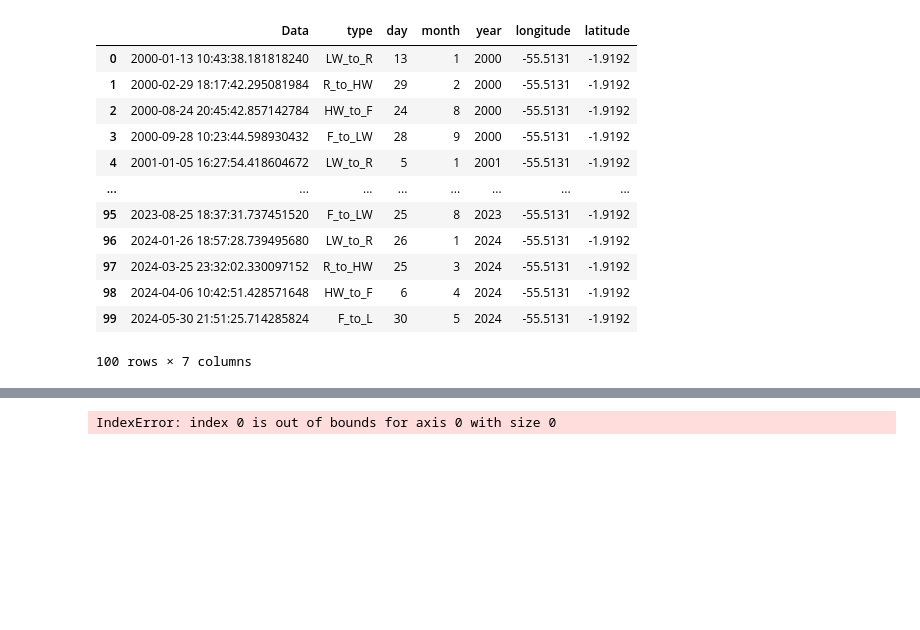
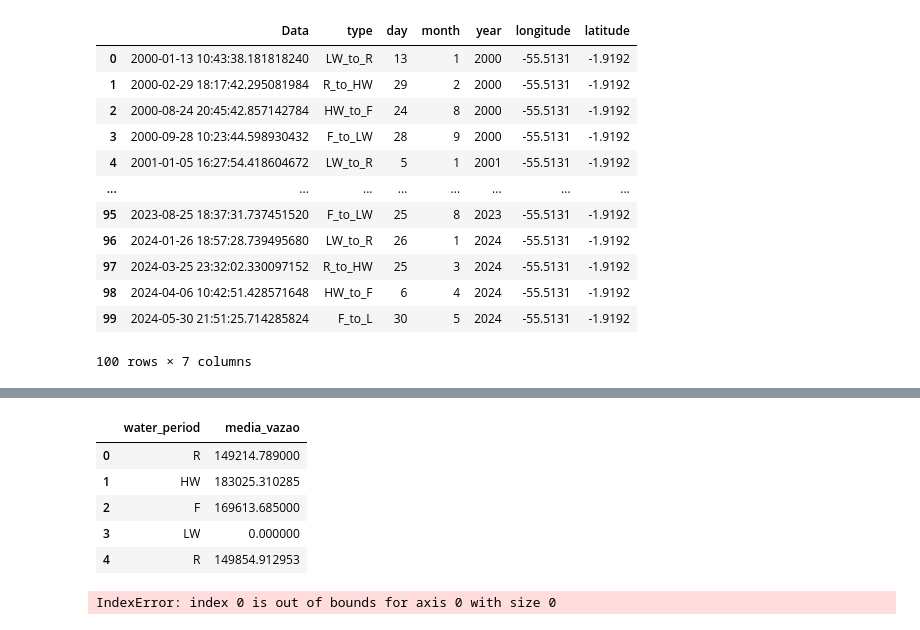
Before and after one commit to larissavaladao/py6s_harmonize_sample, a Jupyter notebook: 5. parameters_by_period/5.discharge_timeseries.ipynb, the cells around one changed output, grey strips where cells are left out. Drawn from its saved outputs; the diff is of its cells as text; code cells hidden in the pictures; blank space fills up the shorter version.

```diff
--- a/5. parameters_by_period/5.discharge_timeseries.ipynb
+++ b/5. parameters_by_period/5.discharge_timeseries.ipynb
@@ -133,23 +133,26 @@ df_period_limits
 100 rows × 7 columns
 # %%
 import numpy as np
+import math
 # print()
 # df
 # df_period_limits
 
+#avaliar se dá ruim quando o periodo se inicia em um ano e termina em outro
 
 # def set_period(row):
 #   return df_period_limits.loc[(df_period_limits['month'] == row['month'])&(df_period_limits['year'] == row['year'])]['type'].values[0]
 lista_periodo = []
 lista_media_vazao = []
 # for i in range(0,len(df_period_limits)-1):
-for i in range(0,3):
+for i in range(0,5):
   x = df.loc[df['year'] >= df_period_limits['year'][i] ].copy()
   x = x.loc[x['year'] <= df_period_limits['year'][i+1]].copy()
   x = x.loc[x['month'] >= df_period_limits['month'][i] ].copy()
   x = x.loc[x['month'] <= df_period_limits['month'][i+1]].copy()
   x = x.drop(columns=['Data','year','month','day','Maxima','Media','Minima'])
-  # print( len(x))
+  print( len(x))
+  print(x)
   print(str('Vazao')+str(df_period_limits['day'][i]))
   print(str('Vazao')+str(df_period_limits['day'][i+1]))
 
@@ -167,7 +170,7 @@ for i in range(0,3):
     else:
       media1 = x_1[str('Vazao')+str(j)].mean()
       lista_dias.append(media1)
-  print(lista_dias)
+  # print(lista_dias)
   x_2 = x[-1:].copy()
   # print(x_2)
   for k in range(int(df_period_limits['day'][i+1]),31):
@@ -180,15 +183,15 @@ for i in range(0,3):
       media2 = x_2[str('Vazao')+str(k)]
       lista_dias.append(media2.mean())
       # print(media2)
-  print(lista_dias)
-
+  cleaned = [x for x in lista_dias if not (isinstance(x, float) and math.isnan(x))]
+  cleaned_mean = sum(cleaned)/len(lista_dias)
 
 
   if len(x) > 2:
     media = x[1:-1].mean(axis=1).mean()
-    lista_dias.append(media)
+    cleaned_mean = (media + cleaned_mean)/2
 
-    # lista_media_vazao.append()
+  lista_media_vazao.append(cleaned_mean)
 
 
   # print(lista_media_vazao)
@@ -246,3 +299,20 @@ dtype: object
+# %%
+df_media_vazao = pd.DataFrame(list(zip(lista_periodo, lista_media_vazao)),
+               columns =['water_period', 'media_vazao'])
+
+df_media_vazao=df_media_vazao.replace('LW_to_R', 'R')
+df_media_vazao=df_media_vazao.replace('R_to_HW', 'HW')
+df_media_vazao=df_media_vazao.replace('HW_to_F', 'F')
+df_media_vazao=df_media_vazao.replace('F_to_LW', 'LW')
+df_media_vazao=df_media_vazao.replace('F_to_L', 'LW')
+df_media_vazao
+# %% [output]
+|  | water_period | media_vazao |
+| 0 | R | 149214.789000 |
+| 1 | HW | 183025.310285 |
+| 2 | F | 169613.685000 |
+| 3 | LW | 0.000000 |
+| 4 | R | 149854.912953 |
 # %%
 
 
```
Also changed, not shown: parts of 7 cells of this notebook.
